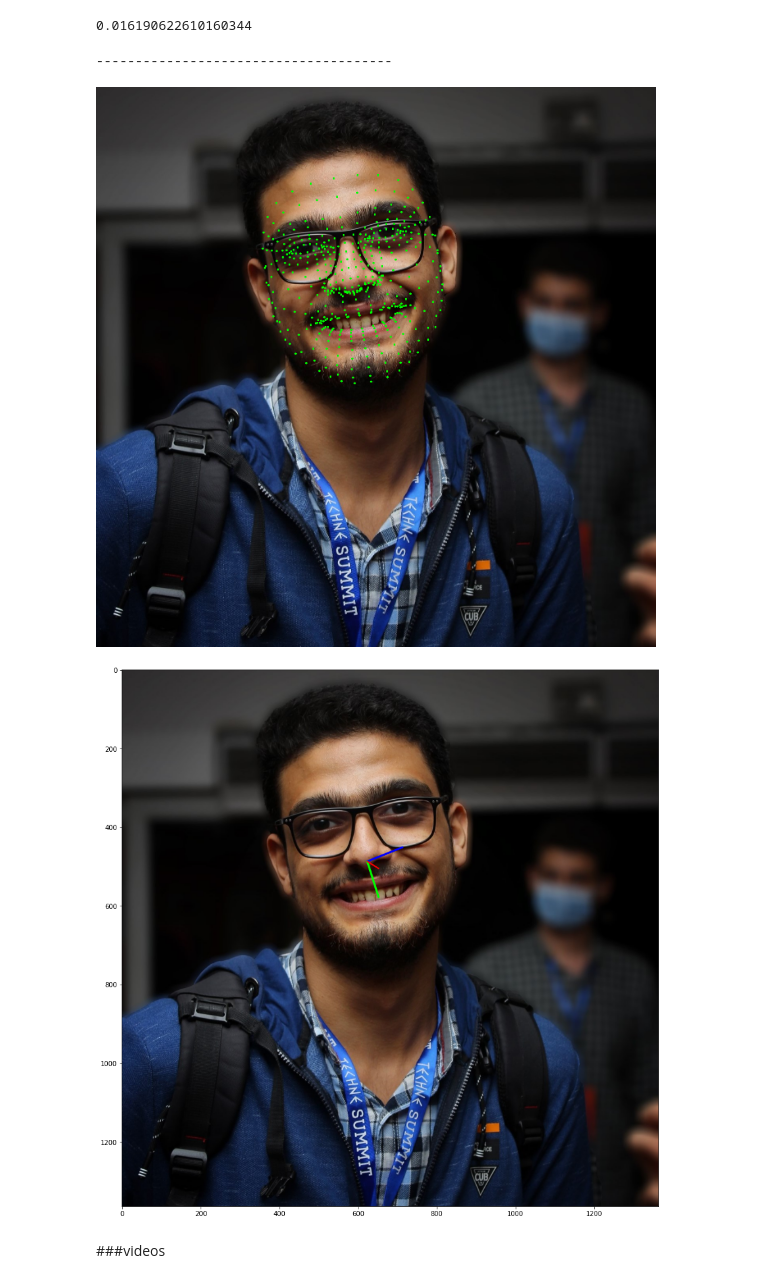
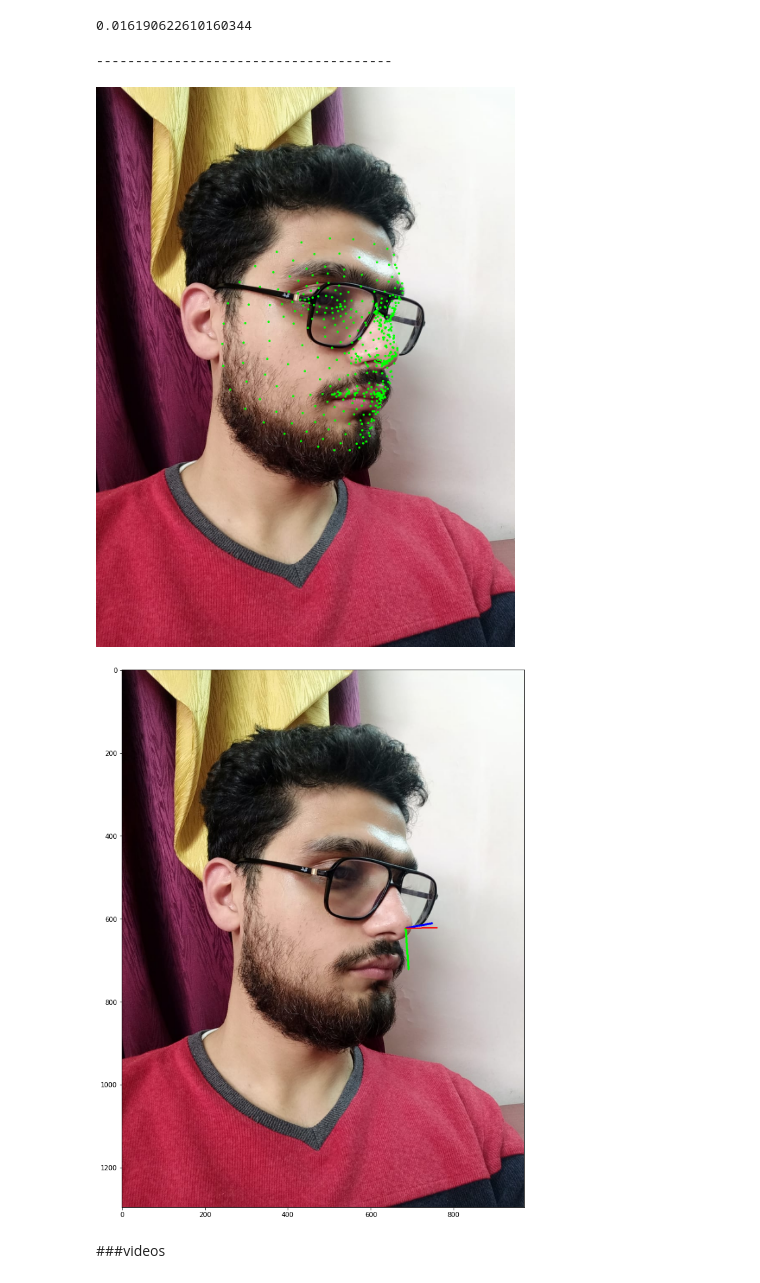
Before and after one commit to Ibrahim-AbuShara/Machine-learning1-Project, a Jupyter notebook: Face_Pose_Estimation.ipynb, the cells around one changed output. Saved outputs shown, nothing was run; the diff lists cells and outputs as text; code cells hidden in the pictures.

```diff
--- a/Face_Pose_Estimation.ipynb
+++ b/Face_Pose_Estimation.ipynb
@@ -443,11 +445,11 @@ def draw_img(path, pitch,yaw,roll, tdx=None, tdy=None, size = 100):
 
     return img
 # %%
-path="/content/ibrahimmmm.jpg"
+path="sssaaa.jpeg"
 points,center_x,center_y=get_point(path)
 # %% [output]
 --------------------------------------
-[figure, old version]
+[figure, new version]
 # %%
 pitch=pitch_model2.predict(points)
 yaw=yaw_model2.predict(points)
@@ -459,7 +461,7 @@ plt.figure(figsize=(20, 15))
 plt.imshow(img)
 plt.show()
 # %% [output]
-[figure, old version]
+[figure, new version]
 # %% [markdown]
 ###videos
 # %%
```
Also changed, not shown: parts of 4 cells of this notebook.
